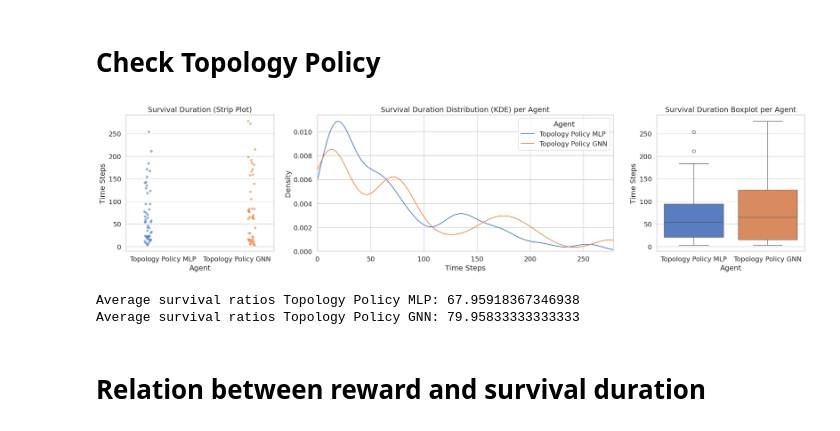
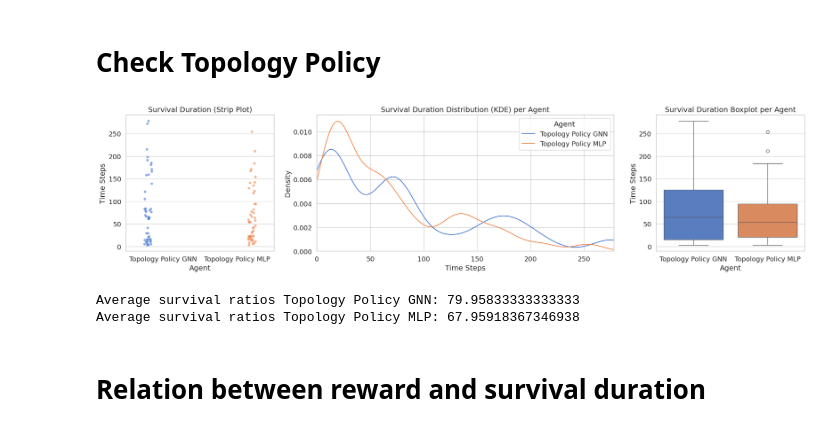
Before and after one commit to HansDampf37/NRI-for-explainable-RL-in-Power-Grids, a Jupyter notebook: visualization/visualize_agent_eval_results.ipynb, the cells around one changed output. Saved outputs shown, nothing was run; the diff lists cells and outputs as text; code cells hidden in the pictures.

Commit message:
Update visualization notebook

```diff
--- a/visualization/visualize_agent_eval_results.ipynb
+++ b/visualization/visualize_agent_eval_results.ipynb
@@ -144,11 +144,11 @@ Average survival ratios Reco Powerline: 1480.74
 # %%
 mlp_topo_metrics = get_evaluation_metrics(Path("../data/evaluations/stable-baselines/dqn-mlp_uc3_topology_policy"), "Topology Policy MLP")
 gnn_topo_metrics = get_evaluation_metrics(Path("../data/evaluations/stable-baselines/dqn-gnn_uc3_topology_policy"), "Topology Policy GNN")
-visualize_agent_survival([mlp_topo_metrics, gnn_topo_metrics])
+visualize_agent_survival([gnn_topo_metrics, mlp_topo_metrics])
 # %% [output]
-[figure, old version]
+[figure, new version]
+Average survival ratios Topology Policy GNN: 79.95833333333333
 Average survival ratios Topology Policy MLP: 67.95918367346938
-Average survival ratios Topology Policy GNN: 79.95833333333333
 # %% [markdown]
 # Relation between reward and survival duration
 # %%
```
